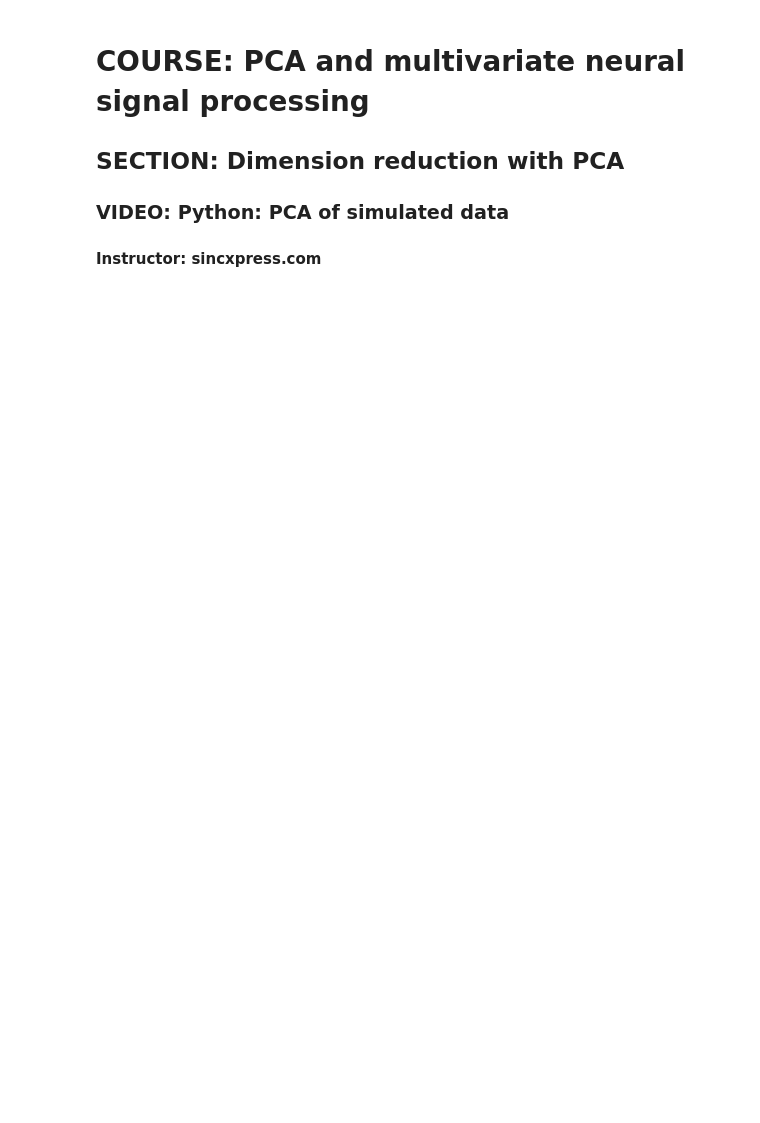
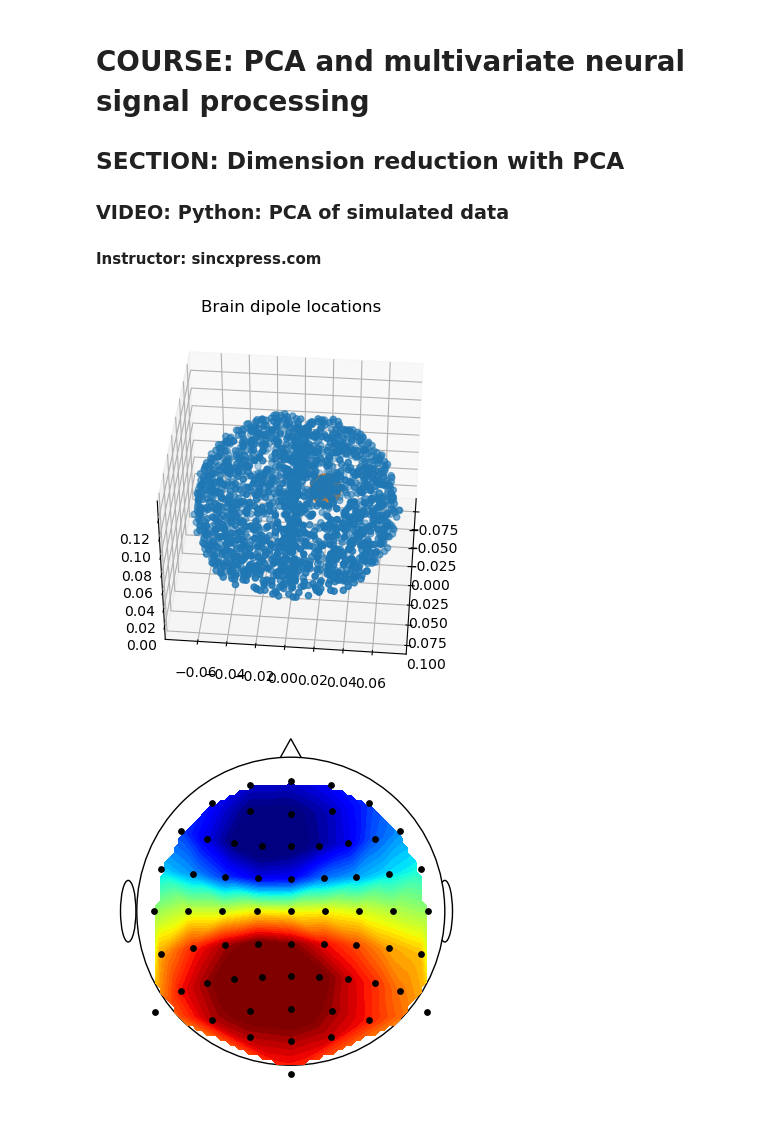
Before and after one commit to Rfsuther/PCA-multivariate-signal-processing, a Jupyter notebook: DRSS_PCA_simEEGdata.ipynb, the cells around one changed output. Drawn from its saved outputs; the diff is of its cells as text; code cells hidden in the pictures; blank space fills up the shorter version.

```diff
--- a/DRSS_PCA_simEEGdata.ipynb
+++ b/DRSS_PCA_simEEGdata.ipynb
@@ -14,7 +14,7 @@ from pytopo import topoplotIndie
 ## simulate data
 
 # mat file containing EEG, leadfield and channel locations
-matfile = sio.loadmat('emptyEEG')
+matfile = sio.loadmat('MATLAB_data_files/emptyEEG')
 EEG = matfile['EEG'][0,0]
 lf  = matfile['lf'][0,0]
 
@@ -28,21 +28,30 @@ for i in range(int(EEG['nbchan'])):
 # index of dipole to simulate activity in
 diploc = 109
 
-# setup figure
-fig = pyplot.figure()
-ax  = Axes3D(fig)
+
 
 
 # plot brain dipoles
-ax.scatter(lf['GridLoc'][:,0], lf['GridLoc'][:,1], lf['GridLoc'][:,2], 'bo')
-ax.scatter(lf['GridLoc'][diploc,0], lf['GridLoc'][diploc,1], lf['GridLoc'][diploc,2], marker='o',s=100)
-plt.title('Brain dipole locations')
-plt.show()
-
-
-# Each dipole can be projected onto the scalp using the forward model.
-# The code below shows this projection from one dipole.
-topoplotIndie(-lf['Gain'][:,0,diploc],EEG['chanlocs'])
+# %%
+# setup figure
+diploc = 1060
+fig = pyplot.figure()
+ax  = fig.add_subplot(projection='3d')
+expandFac = 1
+
+ax.view_init(40,5,0)
+ax.scatter(lf['GridLoc'][:,0], lf['GridLoc'][:,1], lf['GridLoc'][:,2], 'bo')
+ax.scatter(lf['GridLoc'][diploc-expandFac:diploc,0], lf['GridLoc'][diploc-expandFac:diploc,1], lf['GridLoc'][diploc-expandFac:diploc,2], marker='o',s=500)
+plt.title('Brain dipole locations')
+plt.show()
+
+
+# Each dipole can be projected onto the scalp using the forward model.
+# The code below shows this projection from one dipole.
+topoplotIndie(-lf['Gain'][:,0,diploc],EEG['chanlocs'])
+# %% [output]
+[figure, added]
+[figure, added]
 # %%
 ## create data
 
```
Also changed, not shown: parts of 3 cells of this notebook, 10 other files.
